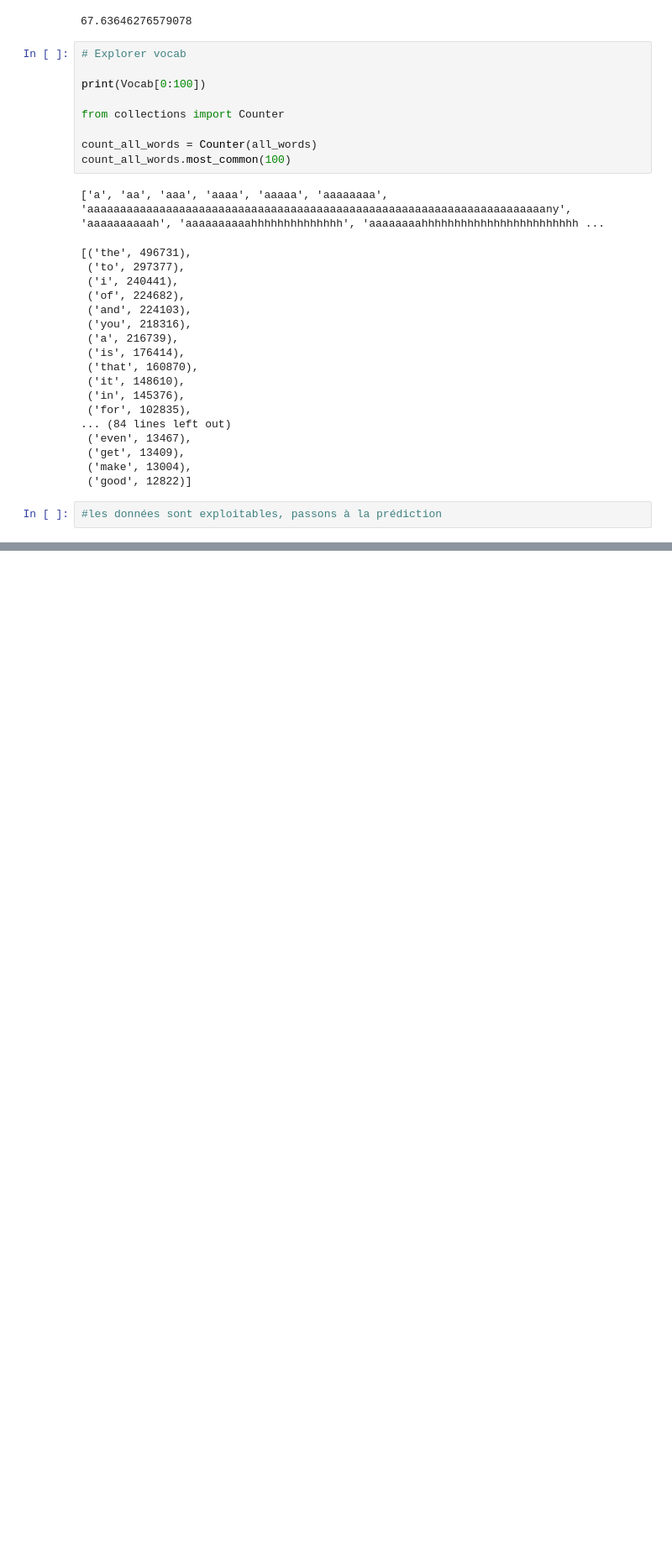
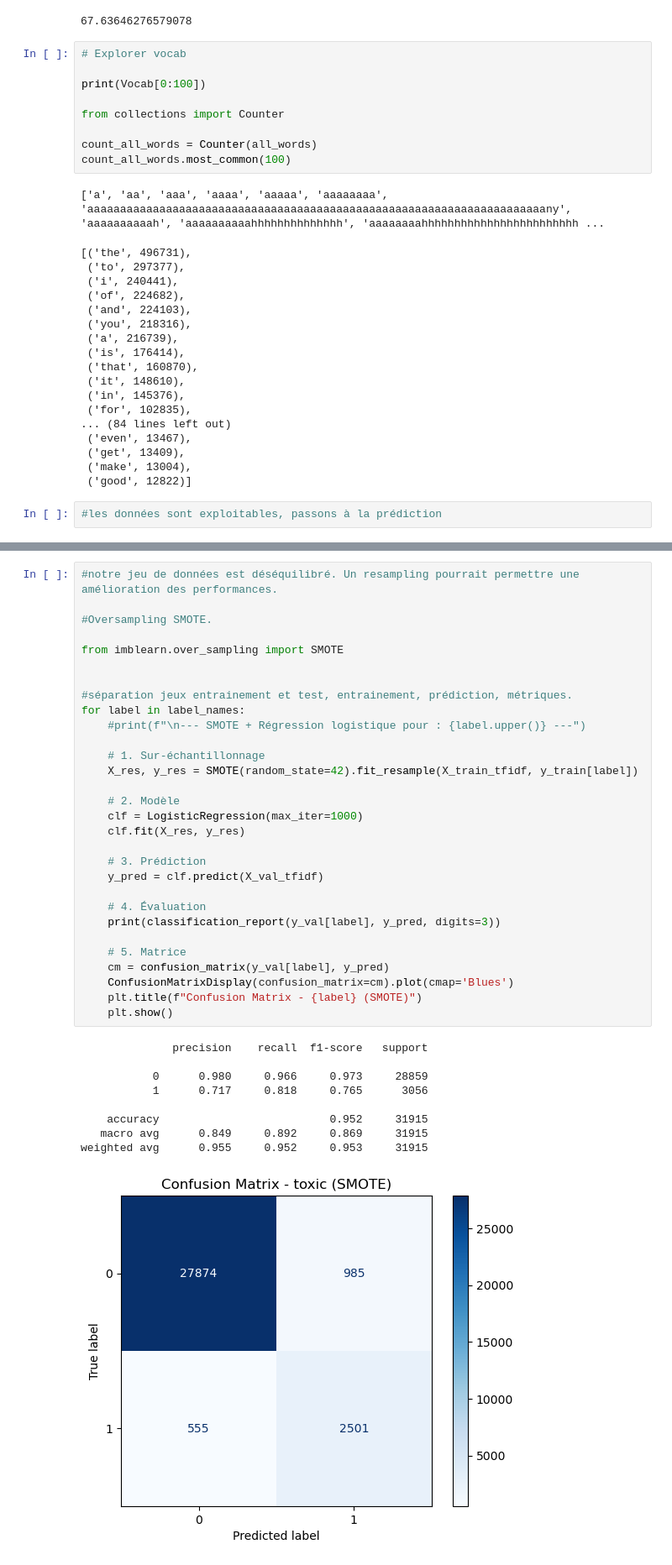
Before and after one commit to RChazal-dataSc/NLP-project---classement-de-texte-selon-toxicit-, a Jupyter notebook: NLP project - classement de texte selon toxicité.ipynb, the cells around one changed output, grey strips where cells are left out. Shown: that part at 84% size. Saved outputs shown, nothing was run; the diff lists cells and outputs as text; blank space fills up the shorter version.

```diff
--- a/NLP project - classement de texte selon toxicité.ipynb
+++ b/NLP project - classement de texte selon toxicité.ipynb
@@ -375,3 +474,43 @@ toxic_train.head(1)
 # %% [output]
 |  | id | comment_text | toxic | severe_toxic | obscene | threat | insult | identity_hate | tokens |
 | 0 | 0000997932d777bf | explanation why the edits made un... | 0 | 0 | 0 | 0 | 0 | 0 | [explanation, why, the, edits, ma... |
+# %%
+#notre jeu de données est déséquilibré. Un resampling pourrait permettre une amélioration des performances.
+
+#Oversampling SMOTE.
+
+from imblearn.over_sampling import SMOTE
+
+
+#séparation jeux entrainement et test, entrainement, prédiction, métriques.
+for label in label_names:
+    #print(f"\n--- SMOTE + Régression logistique pour : {label.upper()} ---")
+
+    # 1. Sur-échantillonnage
+    X_res, y_res = SMOTE(random_state=42).fit_resample(X_train_tfidf, y_train[label])
+
+    # 2. Modèle
+    clf = LogisticRegression(max_iter=1000)
+    clf.fit(X_res, y_res)
+
+    # 3. Prédiction
+    y_pred = clf.predict(X_val_tfidf)
+
+    # 4. Évaluation
+    print(classification_report(y_val[label], y_pred, digits=3))
+
+    # 5. Matrice
+    cm = confusion_matrix(y_val[label], y_pred)
+    ConfusionMatrixDisplay(confusion_matrix=cm).plot(cmap='Blues')
+    plt.title(f"Confusion Matrix - {label} (SMOTE)")
+    plt.show()
+# %% [output]
+              precision    recall  f1-score   support
+
+           0      0.980     0.966     0.973     28859
+           1      0.717     0.818     0.765      3056
+
+    accuracy                          0.952     31915
+   macro avg      0.849     0.892     0.869     31915
+weighted avg      0.955     0.952     0.953     31915
+[figure, added]
```
Also changed, not shown: parts of 19 cells of this notebook.
